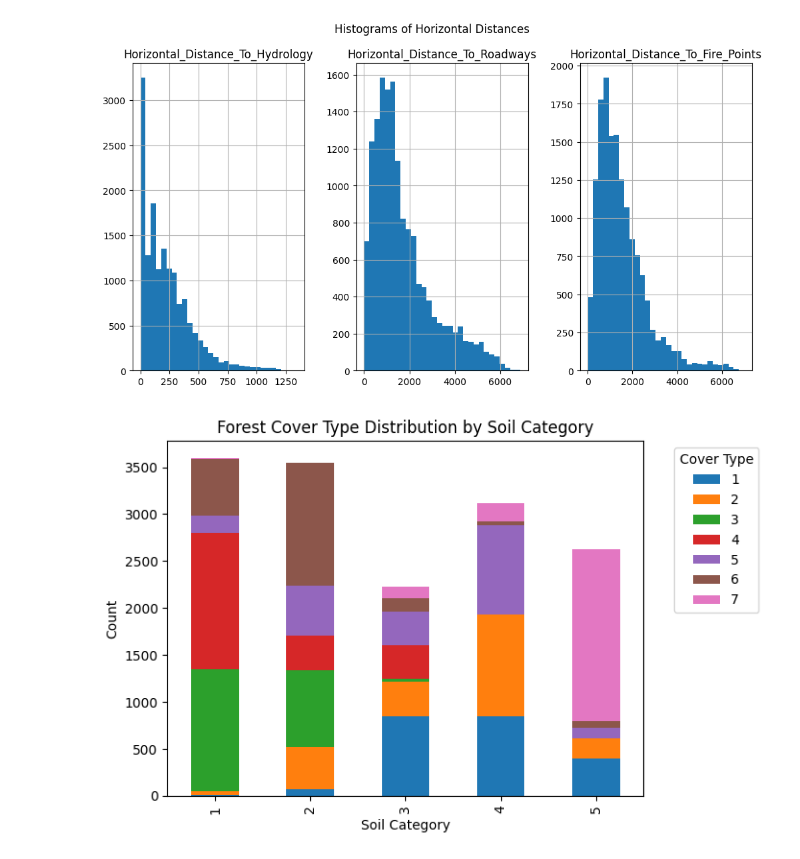
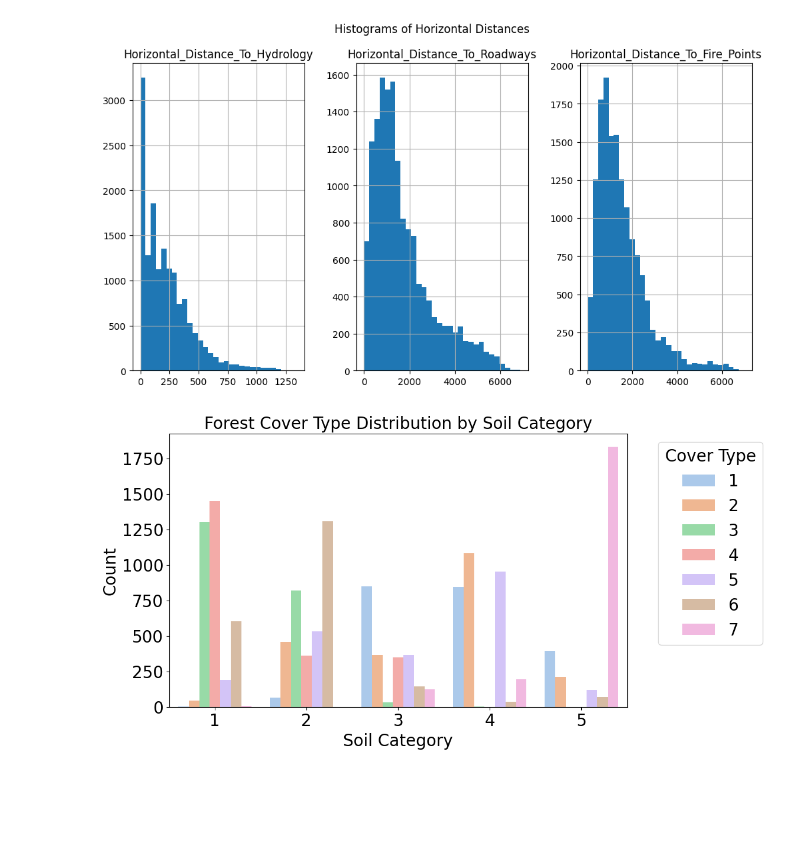
Before and after one commit to Nayaeun/Forest-Cover-Type-Prediction, a Jupyter notebook: final project_updated _1.ipynb, the cells around one changed output. Drawn from its saved outputs; the diff is of its cells as text; code cells hidden in the pictures; blank space fills up the shorter version.

```diff
--- a/final project_updated _1.ipynb
+++ b/final project_updated _1.ipynb
@@ -38 +32,7 @@ NameError: name 'tf' is not defined
+# %%
+import pandas as pd
+
+train_url = 'https://raw.githubusercontent.com/Nayaeun/23Spring_ML_Final/main/train.csv'
+df_raw_train = pd.read_csv(train_url)
+df_train = df_raw_train.copy(deep=True)
 # %%
@@ -83,12 +101,12 @@ plt.show()
 # %%
 cols = []
-for i in df.columns:
+for i in df_train.columns:
     if ('soil' in i.lower()) or ('wilderness' in i.lower()) or ('type' in i.lower()) or ('id' in i.lower()):
         continue
     else:
         cols.append(i)
 # Compute the correlation matrix
-corr_matrix = df[cols].corr()
+corr_matrix = df_train[cols].corr()
 
 # Visualize the correlation matrix as a heatmap
 plt.figure(figsize=(14, 10))
@@ -149,8 +168,6 @@ plt.show()
 # %% [output]
 [figure]
 # %%
-
-
 # Assuming the new soil categories are defined as follows:
 # Category 1: Soil_Type1 - Soil_Type8
 # Category 2: Soil_Type9 - Soil_Type16
@@ -159,38 +176,42 @@ plt.show()
 # Category 5: Soil_Type33 - Soil_Type40
 
 def get_soil_category(row):
     for i in range(1, 6):
         if row[f'Soil_Type{(i-1)*8+1}'] == 1:
             return i
         if row[f'Soil_Type{(i-1)*8+2}'] == 1:
             return i
         if row[f'Soil_Type{(i-1)*8+3}'] == 1:
             return i
         if row[f'Soil_Type{(i-1)*8+4}'] == 1:
             return i
         if row[f'Soil_Type{(i-1)*8+5}'] == 1:
             return i
         if row[f'Soil_Type{(i-1)*8+6}'] == 1:
             return i
         if row[f'Soil_Type{(i-1)*8+7}'] == 1:
             return i
         if row[f'Soil_Type{(i-1)*8+8}'] == 1:
             return i
     return np.nan
 
 # Create a new column for the aggregated soil categories
-df['Soil_Category'] = df.apply(get_soil_category, axis=1)
+soil_category_cover_type = df_train.groupby(['Soil_Category', 'Cover_Type']).size().unstack().reset_index()
 
-# Create a bar plot of the aggregated soil categories and forest cover types
-soil_category_cover_type = df.groupby(['Soil_Category', 'Cover_Type']).size().unstack()
-soil_category_cover_type.plot(kind='bar', stacked=True)
+# Melt the data frame to have a long format suitable for seaborn barplot
+melted_data = soil_category_cover_type.melt(id_vars='Soil_Category', var_name='Cover_Type', value_name='Count')
+
+# Create seaborn barplot with 'pastel' palette
+plt.figure(figsize=(10, 6))
+sns.barplot(data=melted_data, x='Soil_Category', y='Count', hue='Cover_Type', palette='pastel')
+
 plt.xlabel('Soil Category')
 plt.ylabel('Count')
 plt.title('Forest Cover Type Distribution by Soil Category')
 plt.legend(title='Cover Type', bbox_to_anchor=(1.05, 1), loc='upper left')
 plt.show()
 # %% [output]
-[figure, old version]
+[figure, new version]
 # %%
 ##Training data
 
```
Also changed, not shown: parts of 15 cells of this notebook.
